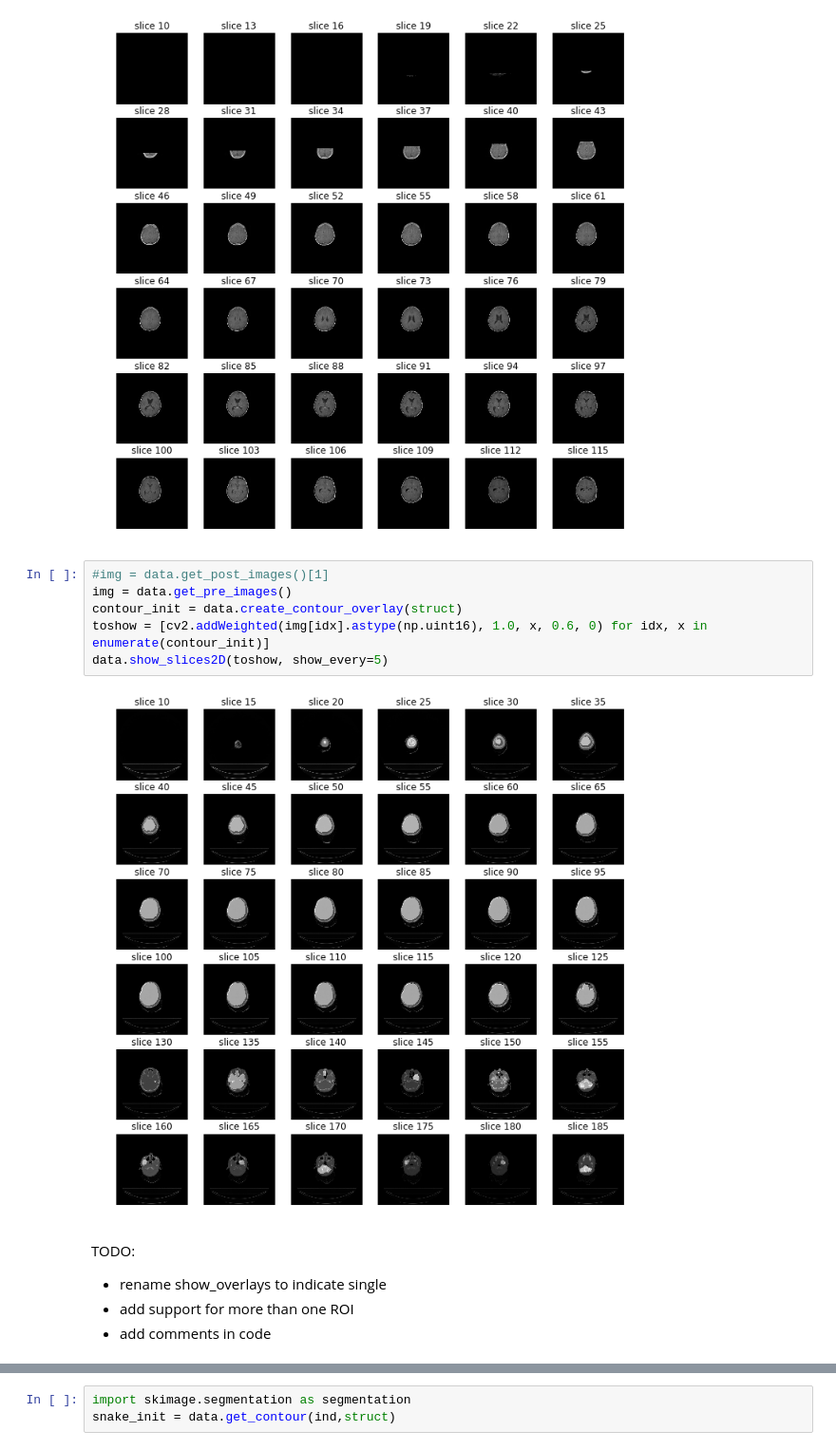
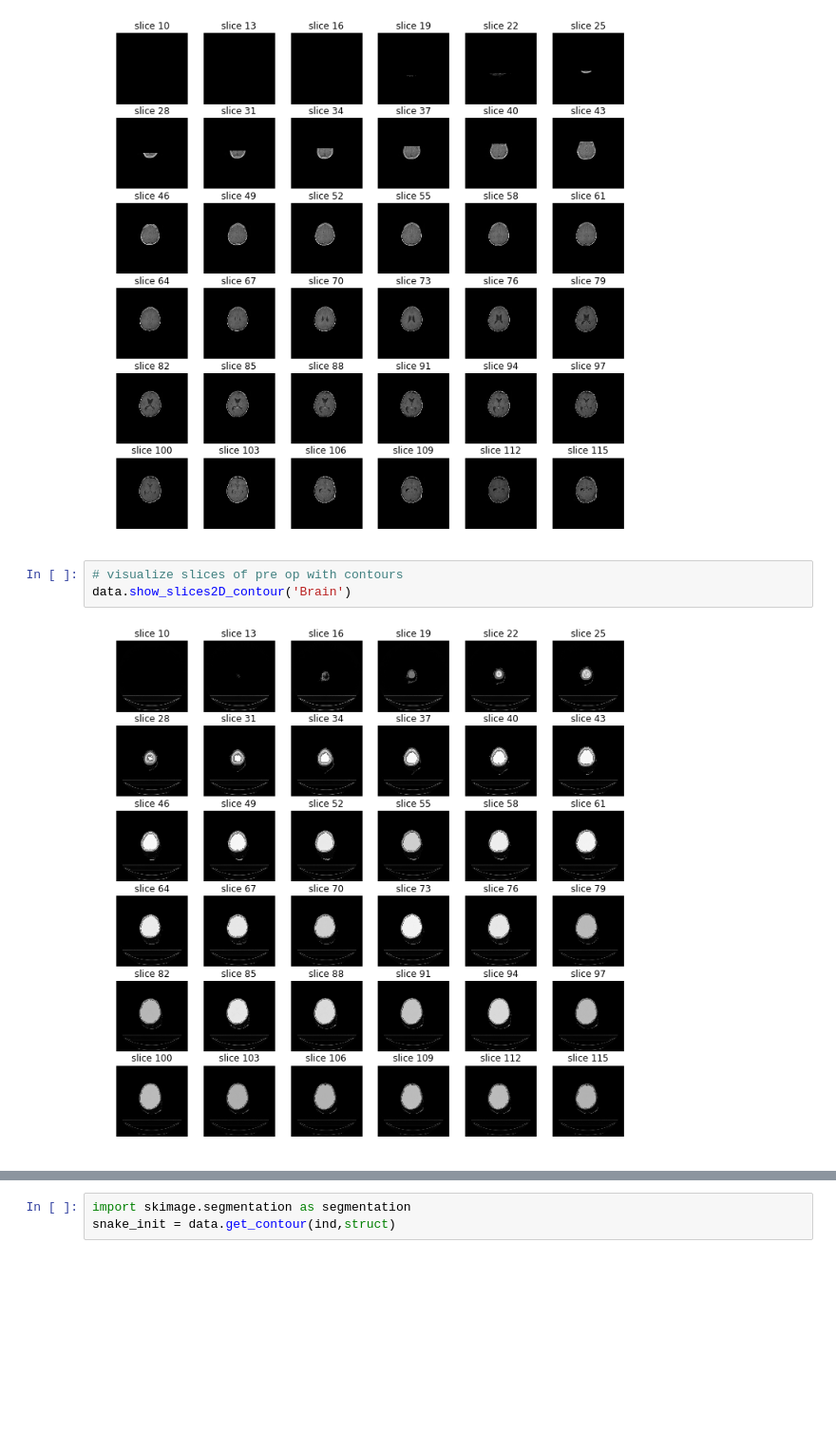
Before and after one commit to CarolineMagg/KidsBrainProject, a Jupyter notebook: data_preprocessing/active_contour_draft.ipynb, the cells around one changed output, grey strips where cells are left out. Shown at 95% size. Drawn from its saved outputs; the diff is of its cells as text; blank space fills up the shorter version.

```diff
--- a/data_preprocessing/active_contour_draft.ipynb
+++ b/data_preprocessing/active_contour_draft.ipynb
@@ -135,17 +157,9 @@ data.show_slices2D(data.get_pre_images())
 data.show_slices2D(data.get_post_images()[1])
 # %% [output]
 [figure]
-# %%
-#img = data.get_post_images()[1]
-img = data.get_pre_images()
-contour_init = data.create_contour_overlay(struct)
-toshow = [cv2.addWeighted(img[idx].astype(np.uint16), 1.0, x, 0.6, 0) for idx, x in enumerate(contour_init)]
-data.show_slices2D(toshow, show_every=5)
-# %% [output]
-[figure, removed]
-# %% [markdown]
-TODO: <br>
-* rename show_overlays to indicate single
-* add support for more than one ROI
-* add comments in code
+# %%
+# visualize slices of pre op with contours
+data.show_slices2D_contour('Brain')
+# %% [output]
+[figure, added]
 # %% [markdown]
```
Also changed, not shown: parts of 8 cells of this notebook, 2 other files.
